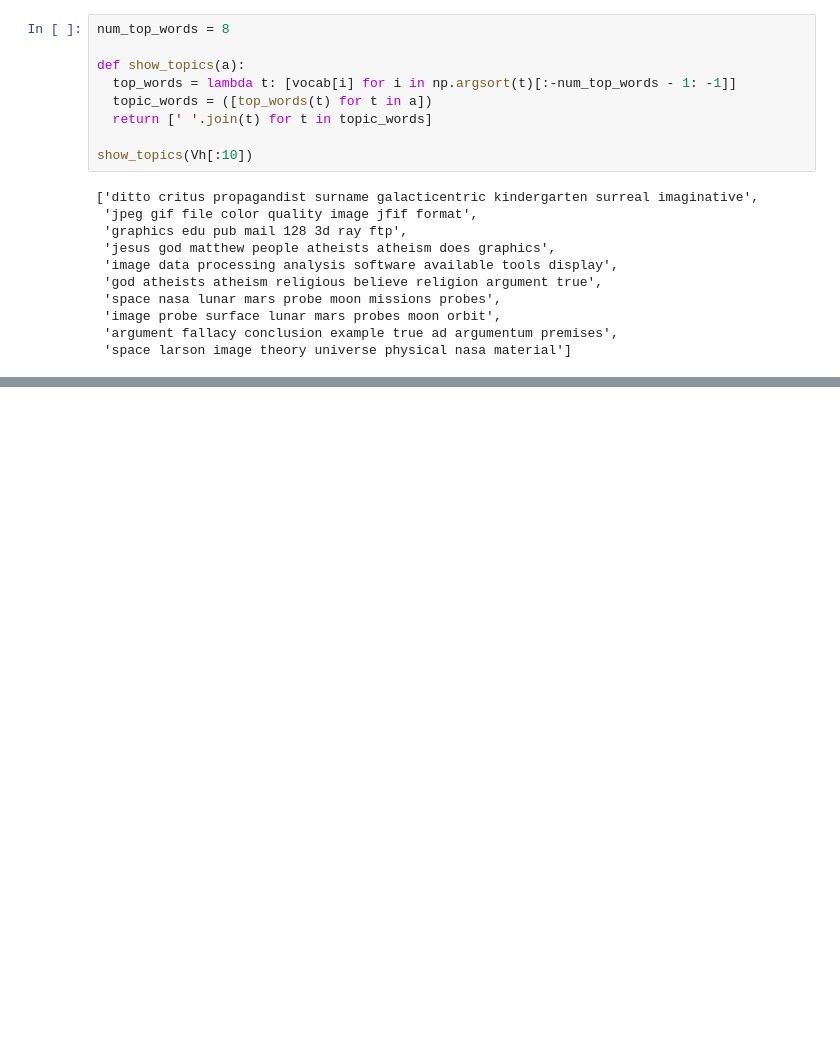
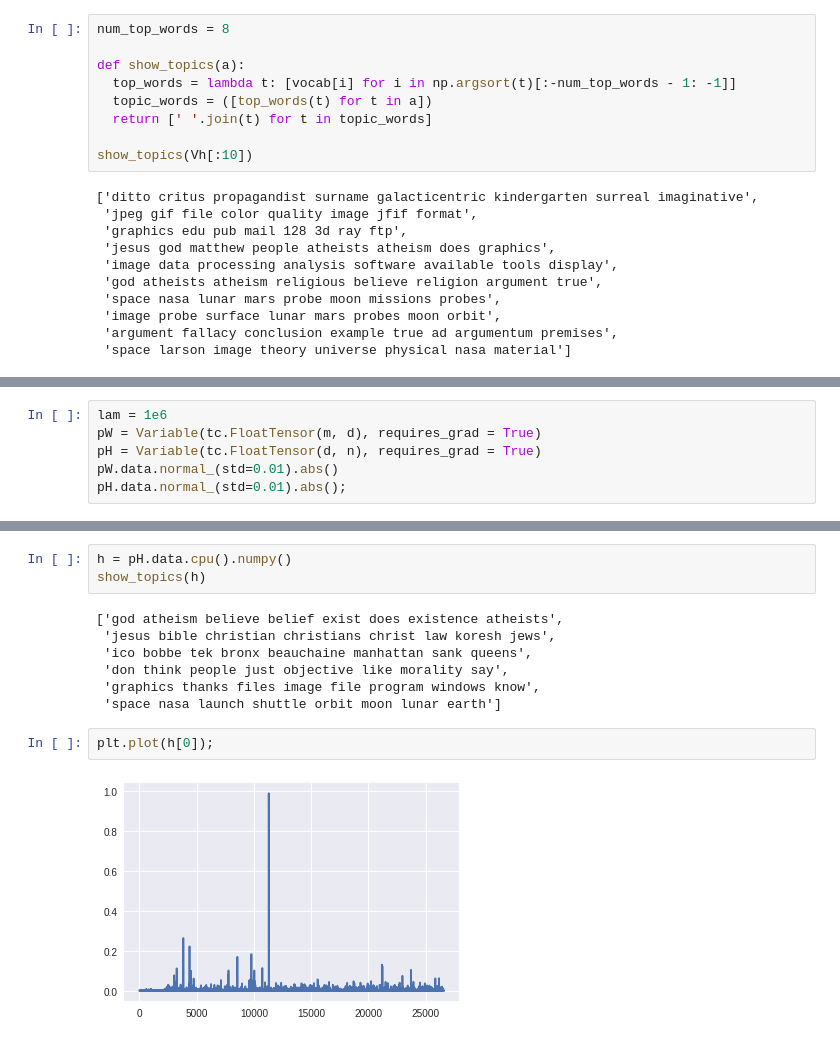
Before and after one commit to aenimaxoxo/Numerical-Linear-Algebra, a Jupyter notebook: Topic_Modeling_with_NMF_and_SVD.ipynb, the cells around one changed output, grey strips where cells are left out. Saved outputs shown, nothing was run; the diff lists cells and outputs as text; blank space fills up the shorter version.

```diff
--- a/Topic_Modeling_with_NMF_and_SVD.ipynb
+++ b/Topic_Modeling_with_NMF_and_SVD.ipynb
@@ -127,0 +380,6 @@ show_topics(Vh[:10])
+# %%
+lam = 1e6
+pW = Variable(tc.FloatTensor(m, d), requires_grad = True)
+pH = Variable(tc.FloatTensor(d, n), requires_grad = True)
+pW.data.normal_(std=0.01).abs()
+pH.data.normal_(std=0.01).abs();
@@ -127,0 +426,14 @@ show_topics(Vh[:10])
+# %%
+h = pH.data.cpu().numpy()
+show_topics(h)
+# %% [output]
+['god atheism believe belief exist does existence atheists',
+ 'jesus bible christian christians christ law koresh jews',
+ 'ico bobbe tek bronx beauchaine manhattan sank queens',
+ 'don think people just objective like morality say',
+ 'graphics thanks files image file program windows know',
+ 'space nasa launch shuttle orbit moon lunar earth']
+# %%
+plt.plot(h[0]);
+# %% [output]
+[figure, added]
```
Also changed, not shown: parts of 45 cells of this notebook.
